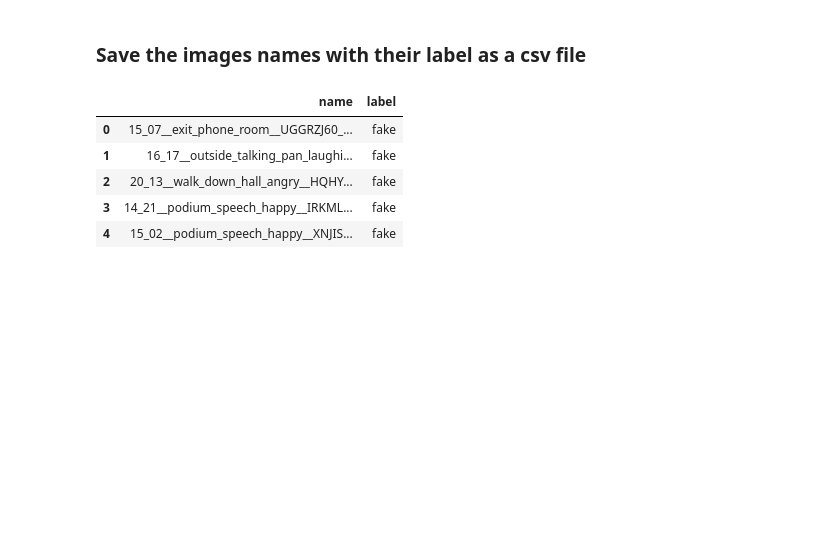
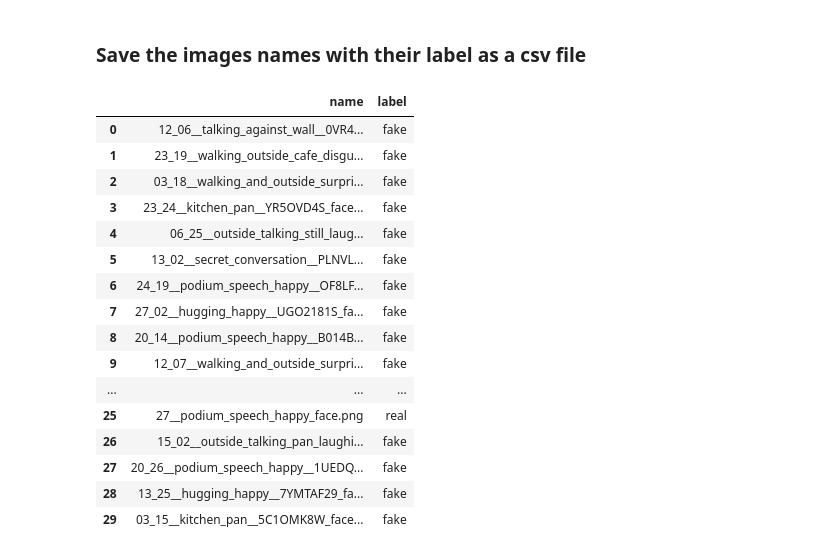
Before and after one commit to aaronespasa/deepfake-detection, a Jupyter notebook: dataset/create_face_dataset.ipynb, the cells around one changed output. Cells and saved outputs as stored; diff of their text form; code cells hidden in the pictures; blank space fills up the shorter version.

```diff
--- a/dataset/create_face_dataset.ipynb
+++ b/dataset/create_face_dataset.ipynb
@@ -170,11 +170,22 @@ np.random.shuffle(faces)
 # %%
 df = pd.DataFrame(faces, columns=["name", "label"])
 # %%
-df.head()
+df.head(30)
 # %% [output]
 |  | name | label |
-| 0 | 15_07__exit_phone_room__UGGRZJ60_... | fake |
-| 1 | 16_17__outside_talking_pan_laughi... | fake |
-| 2 | 20_13__walk_down_hall_angry__HQHY... | fake |
-| 3 | 14_21__podium_speech_happy__IRKML... | fake |
-| 4 | 15_02__podium_speech_happy__XNJIS... | fake |
+| 0 | 12_06__talking_against_wall__0VR4... | fake |
+| 1 | 23_19__walking_outside_cafe_disgu... | fake |
+| 2 | 03_18__walking_and_outside_surpri... | fake |
+| 3 | 23_24__kitchen_pan__YR5OVD4S_face... | fake |
+| 4 | 06_25__outside_talking_still_laug... | fake |
+| 5 | 13_02__secret_conversation__PLNVL... | fake |
+| 6 | 24_19__podium_speech_happy__OF8LF... | fake |
+| 7 | 27_02__hugging_happy__UGO2181S_fa... | fake |
+| 8 | 20_14__podium_speech_happy__B014B... | fake |
+| 9 | 12_07__walking_and_outside_surpri... | fake |
+| ... | ... | ... |
+| 25 | 27__podium_speech_happy_face.png | real |
+| 26 | 15_02__outside_talking_pan_laughi... | fake |
+| 27 | 20_26__podium_speech_happy__1UEDQ... | fake |
+| 28 | 13_25__hugging_happy__7YMTAF29_fa... | fake |
+| 29 | 03_15__kitchen_pan__5C1OMK8W_face... | fake |
```
Also changed, not shown: parts of 1 cell of this notebook.
